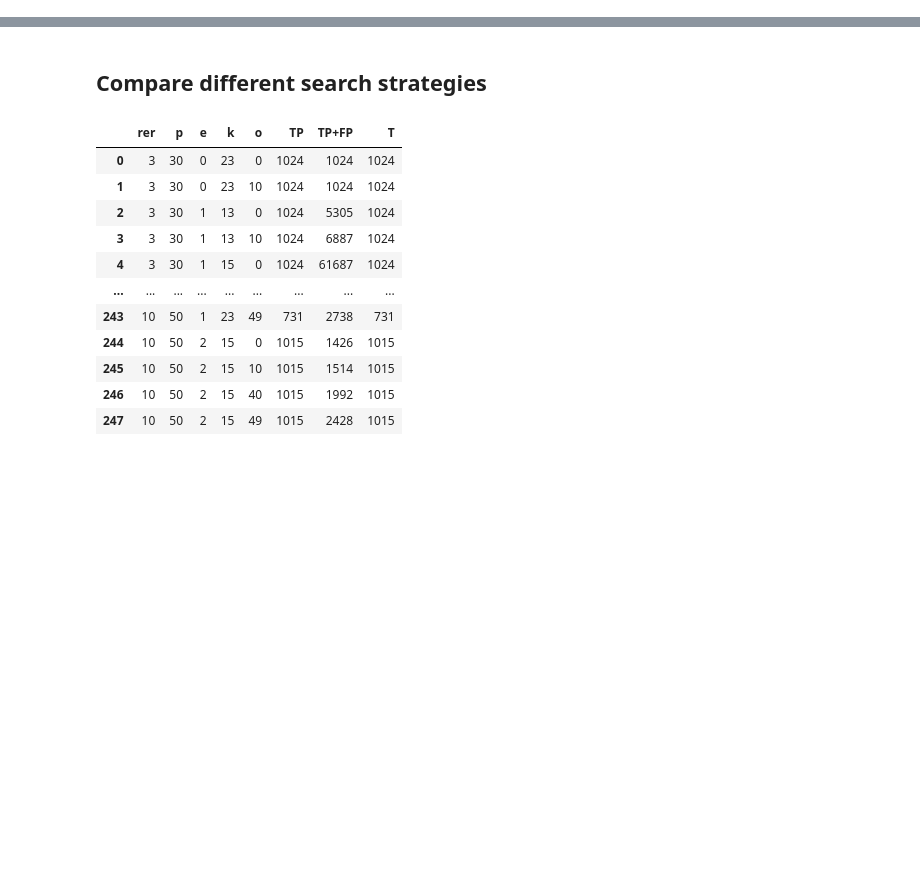
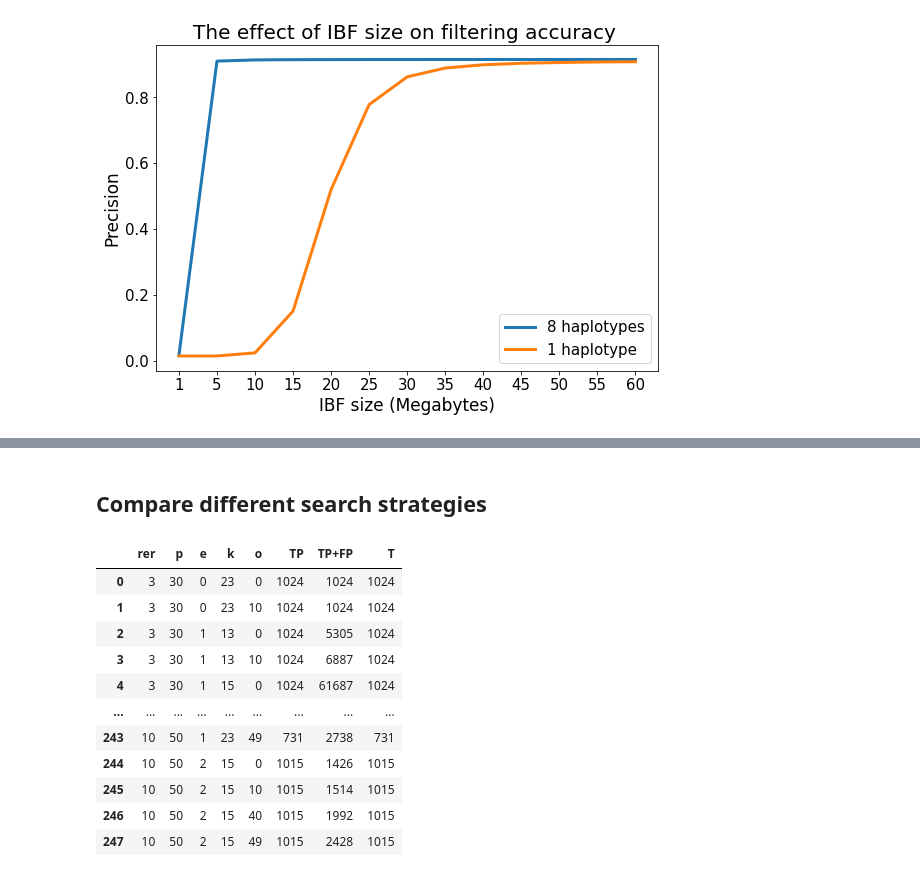
Before and after one commit to eaasna/test-DREAM-stellar, a Jupyter notebook: valik-parameters/scripts/Assess accuracy.ipynb, the cells around one changed output, grey strips where cells are left out. Cells and saved outputs as stored; diff of their text form; code cells hidden in the pictures; blank space fills up the shorter version.

Commit message:
Plot precision against IBF size

```diff
--- a/valik-parameters/scripts/Assess accuracy.ipynb
+++ b/valik-parameters/scripts/Assess accuracy.ipynb
@@ -198,0 +3,15 @@ print(str(c), " files were processed")
+# %%
+import matplotlib.pyplot as plt
+
+SMALL_SIZE = 15
+MEDIUM_SIZE = 17
+BIGGER_SIZE = 20
+
+plt.rc('font', size=SMALL_SIZE)          # controls default text sizes
+plt.rc('axes', titlesize=MEDIUM_SIZE)     # fontsize of the axes title
+plt.rc('axes', labelsize=MEDIUM_SIZE)    # fontsize of the x and y labels
+plt.rc('xtick', labelsize=SMALL_SIZE)    # fontsize of the tick labels
+plt.rc('ytick', labelsize=SMALL_SIZE)    # fontsize of the tick labels
+plt.rc('legend', fontsize=SMALL_SIZE)    # legend fontsize
+
+plt.rcParams["figure.figsize"] = (9,6)
@@ -198,0 +124,3 @@ print(str(c), " files were processed")
+# %%
+res8 = pd.read_csv("../8_haplotypes_search_accuracy.tsv", sep="\t")
+res8
@@ -198,0 +142,3 @@ print(str(c), " files were processed")
+# %%
+res1 = pd.read_csv("../1_haplotype_search_accuracy.tsv", sep="\t")
+res1
@@ -198,0 +160,17 @@ print(str(c), " files were processed")
+# %%
+X = [s.replace("M", "") for s in size_list]
+
+h8 = res8["Precision"]
+h1 = res1["Precision"]
+plt.plot(X, h8, label = "8 haplotypes", linewidth=3)
+plt.plot(X, h1, label = "1 haplotype", linewidth=3)
+
+plt.title('The effect of IBF size on filtering accuracy ', size = 20)
+plt.xlabel('IBF size (Megabytes)')
+plt.ylabel('Precision')
+plt.legend()
+#plt.xlim([0.01, 0.07])
+plt.savefig("../IBF_size.png", dpi = 140)
+plt.show()
+# %% [output]
+[figure, added]
```
Also changed, not shown: parts of 23 cells of this notebook, 10 other files.
